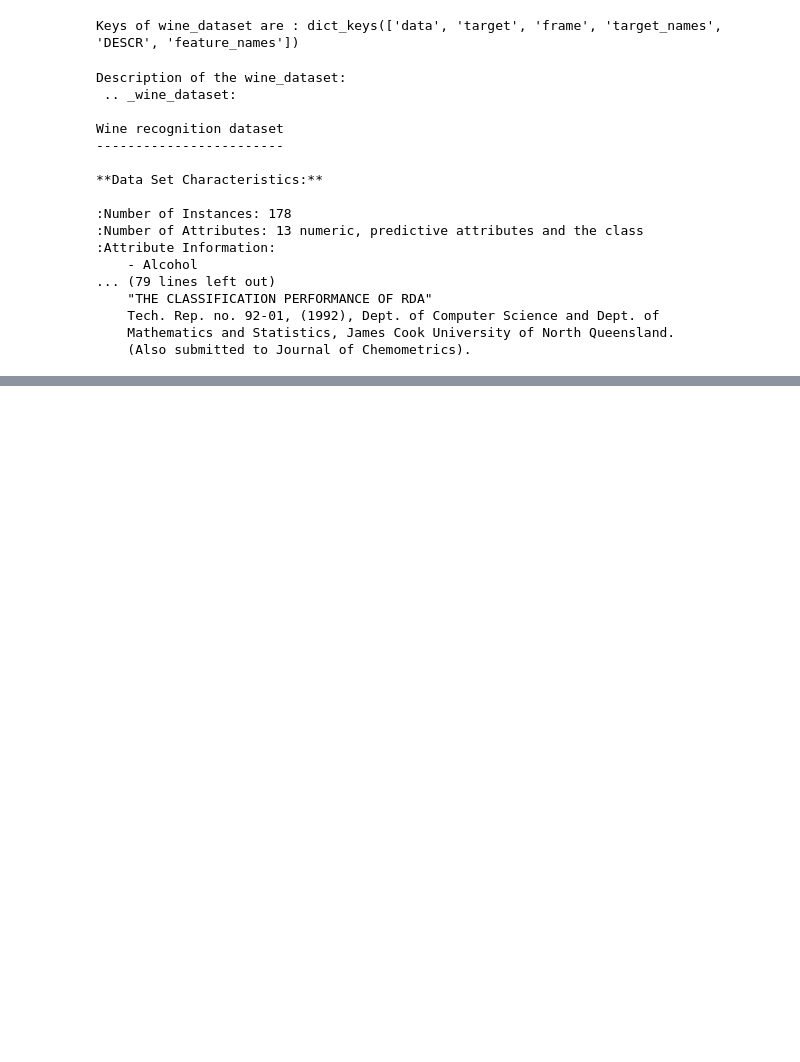
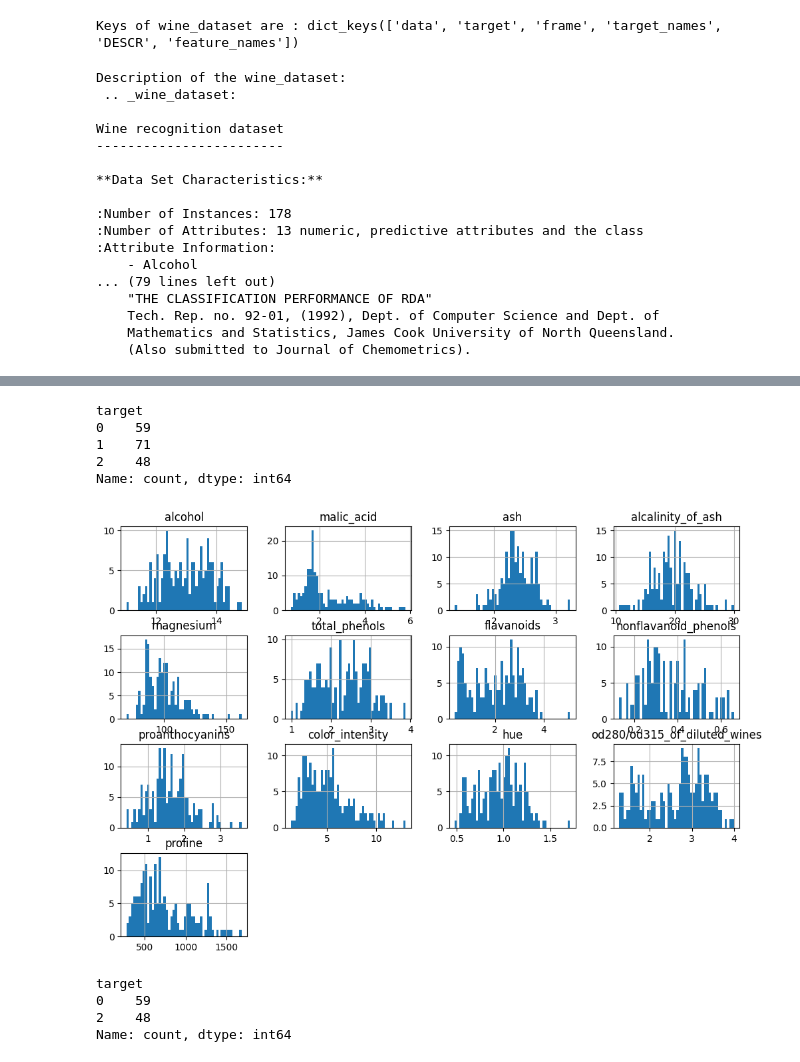
Before and after one commit to Mabouzain/MADS-MachineLearning-course, a Jupyter notebook: my-work/SWineDataset.ipynb, the cells around one changed output, grey strips where cells are left out. Saved outputs shown, nothing was run; the diff lists cells and outputs as text; code cells hidden in the pictures; blank space fills up the shorter version.

```diff
--- a/my-work/SWineDataset.ipynb
+++ b/my-work/SWineDataset.ipynb
@@ -28,4 +28,7 @@ Wine recognition dataset
     Mathematics and Statistics, James Cook University of North Queensland.
     (Also submitted to Journal of Chemometrics).
 # %%
-print("".fomrat())
+import pandas as pd
+wine_dataframe = pd.DataFrame(wine_dataset['data'], columns=wine_dataset.feature_names)
+wine_dataframe['target'] = wine_dataset['target']
+wine_dataframe.head()
@@ -31,0 +54,26 @@ print("".fomrat())
+# %%
+wine_dataframe['target'].value_counts().sort_index()
+# %% [output]
+target
+0    59
+1    71
+2    48
+Name: count, dtype: int64
+# %%
+import matplotlib.pyplot as plt
+# Select all columns except 'target'
+features = wine_dataframe.drop(columns='target')
+
+# Plot histograms for features only
+features.hist(bins=50, figsize=(12, 8))
+plt.show()
+# %% [output]
+[figure, added]
+# %%
+wine_dataframe = wine_dataframe[wine_dataframe['target'] != 1]
+wine_dataframe['target'].value_counts().sort_index()
+# %% [output]
+target
+0    59
+2    48
+Name: count, dtype: int64
```
Also changed, not shown: parts of 8 cells of this notebook, 5 other files.
